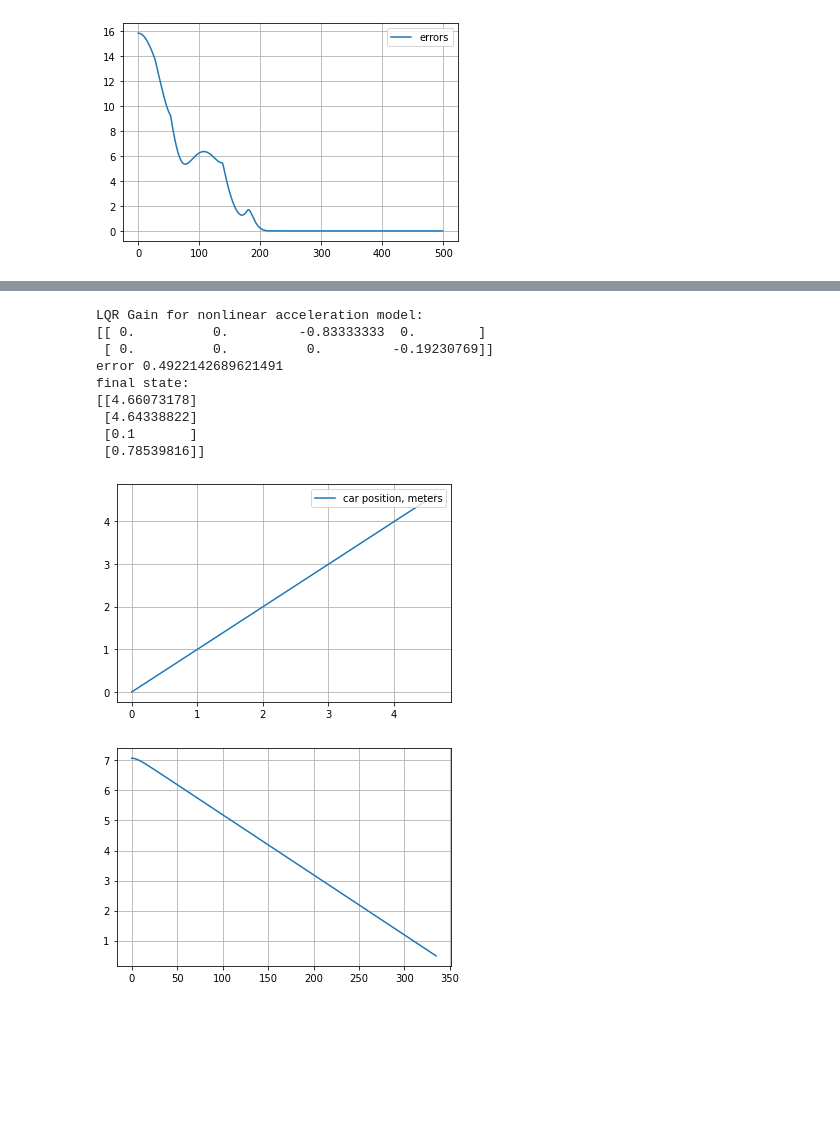
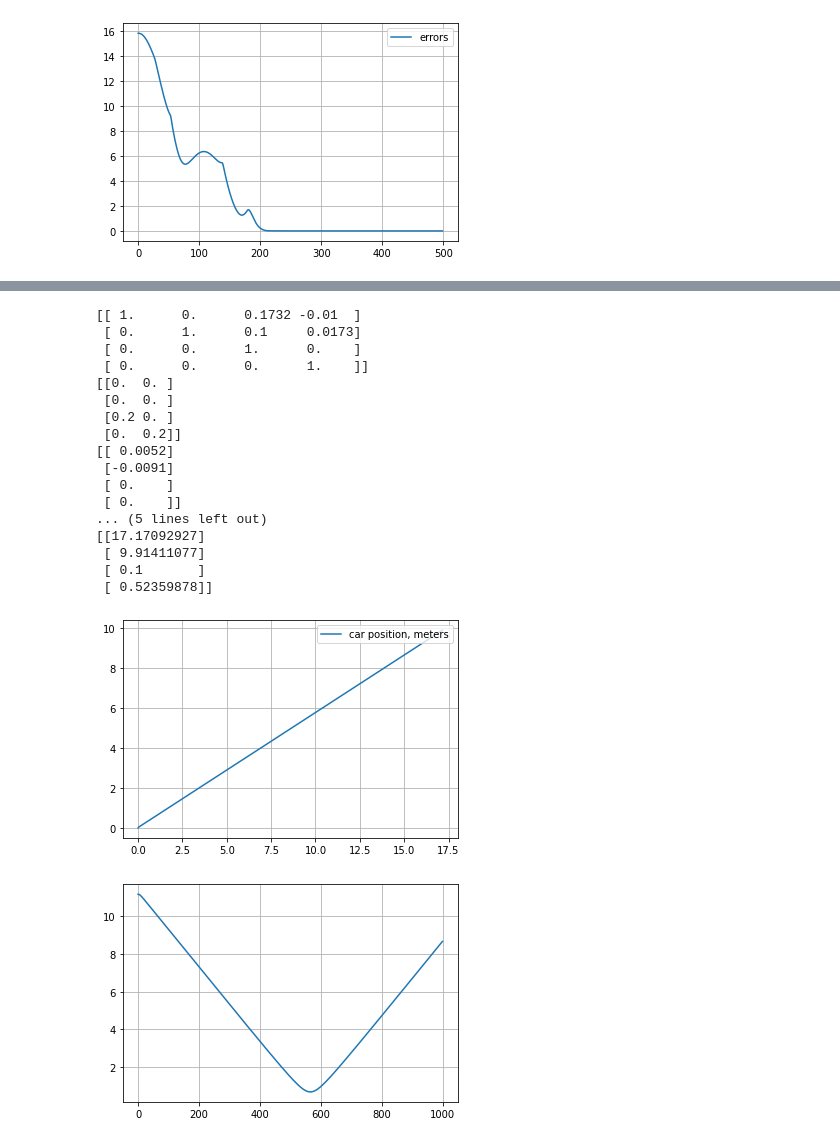
Before and after one commit to mingyucai/LQR_CBF_rrtStar, a Jupyter notebook: LQR_car_model.ipynb, the cells around one changed output, grey strips where cells are left out. Cells and saved outputs as stored; diff of their text form; code cells hidden in the pictures; blank space fills up the shorter version.

```diff
--- a/LQR_car_model.ipynb
+++ b/LQR_car_model.ipynb
@@ -331,10 +331,14 @@ def get_linear_model(x_bar, u_bar):
 
     return np.round(A_lin, 4), np.round(B_lin, 4), np.round(C_lin, 4)
 # %%
-xd = np.matrix([[5], [10], [np.pi/4]])
+xd = np.matrix([[50], [10], [np.pi/4]])
 ud = np.matrix([[0], [0]])
 
 A, B, C = get_linear_model(xd, ud)
+
+print(A)
+print(B)
+print(C)
 
 Q = np.matrix("0.5 0 0; 0 1 0; 0 0 0.01")
 R = np.matrix("0.01 0; 0 0.01")
@@ -457,20 +470,24 @@ def get_linear_acc_model(x_bar, u_bar):
 
     return np.round(A_lin, 4), np.round(B_lin, 4), np.round(C_lin, 4)
 # %%
-xd = np.matrix([[5], [5], [0.1], [np.pi/4]])
+xd = np.matrix([[10], [5], [0.1], [np.pi/6]])
 ud = np.matrix([[0], [0]])
 
 xk = np.matrix([[0], [0], [0], [np.pi/4]])
 
 A, B, C = get_linear_acc_model(xd, ud)
 
-Q = np.matrix("0.5 0 0 0; 0 1 0 0; 0 0 0.05 0; 0 0 0 0.01")
+print(A)
+print(B)
+print(C)
+
+Q = np.matrix("0.5 0 0 0; 0 0.5 0 0; 0 0 0.05 0; 0 0 0 0.1")
 R = np.matrix("0.01 0; 0 0.01")
 K = dLQR(A,B,Q,R)
 print('LQR Gain for nonlinear acceleration model: ')
 print(K)
 
-nsteps = 500
+nsteps = 1000
 time = np.linspace(0, 2, nsteps, endpoint=True)
 dt = 0.2
 
@@ -485,41 +502,50 @@ U = []
 errors = []
 for t in time:
     xe = xk - xd
     errors.append( np.linalg.norm(xe[0:2]))
 
     uk = K*xe
     uk[0] = np.clip(uk[0], -max_acc, max_acc)
     uk[1] = np.clip(uk[1], -max_angular_velocity, max_angular_velocity)
     if np.linalg.norm(xe[0:2]) < 0.5:
+      print('goal reach')
       break
 
     X.append(xk[0, 0])
     Y.append(xk[1, 0])
 
     xk = A*xk + B*uk + C
 
 print('error', np.linalg.norm(xe[0:2]))
 
 print("final state: ")
 print(xk)
 plt.plot(X, Y, label="car position, meters")
 
 plt.legend(loc='upper right')
 plt.grid()
 plt.show()
 
 plt.plot(errors, label="error")
 plt.grid()
 plt.show()
 # %% [output]
-LQR Gain for nonlinear acceleration model:
-[[ 0.          0.         -0.83333333  0.        ]
- [ 0.          0.          0.         -0.19230769]]
-error 0.4922142689621491
-final state:
-[[4.66073178]
- [4.64338822]
- [0.1       ]
- [0.78539816]]
+[[ 1.      0.      0.1732 -0.01  ]
+ [ 0.      1.      0.1     0.0173]
+ [ 0.      0.      1.      0.    ]
+ [ 0.      0.      0.      1.    ]]
+[[0.  0. ]
+ [0.  0. ]
+ [0.2 0. ]
+ [0.  0.2]]
+[[ 0.0052]
+ [-0.0091]
+ [ 0.    ]
+ [ 0.    ]]
+... (5 lines left out)
+[[17.17092927]
+ [ 9.91411077]
+ [ 0.1       ]
+ [ 0.52359878]]
-[figure, old version]
+[figure, new version]
-[figure, old version]
+[figure, new version]
```
Also changed, not shown: parts of 1 cell of this notebook, 2 other files.
